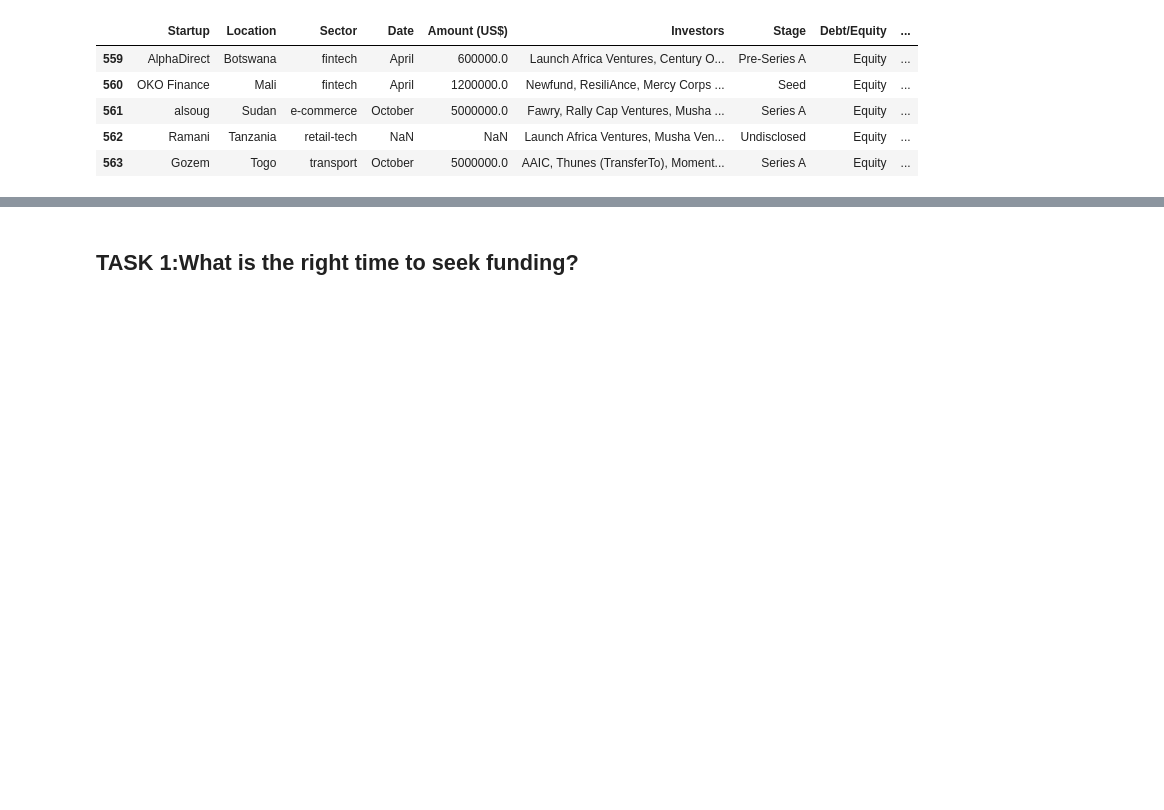
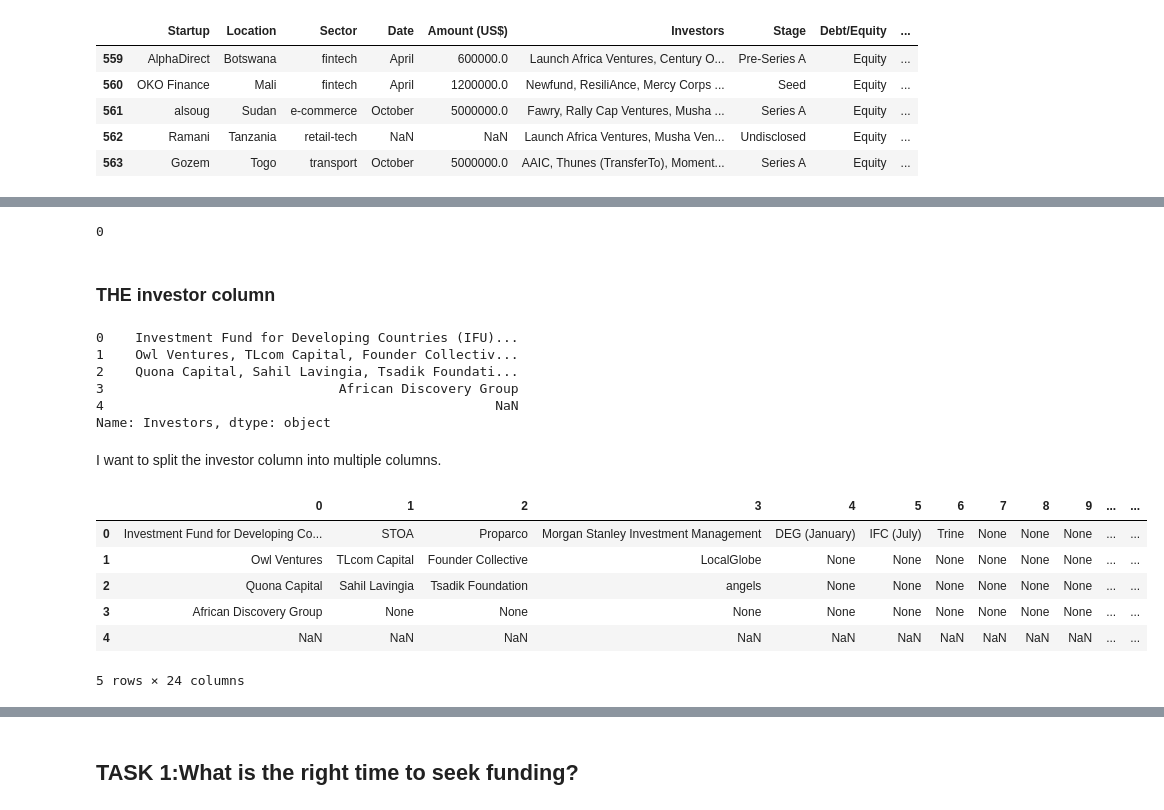
Before and after one commit to Vambane/AfricanStartups_2021, a Jupyter notebook: africanstartups.ipynb, the cells around one changed output, grey strips where cells are left out. Cells and saved outputs as stored; diff of their text form; code cells hidden in the pictures; blank space fills up the shorter version.

```diff
--- a/africanstartups.ipynb
+++ b/africanstartups.ipynb
@@ -103,0 +176,2 @@ subset_df.tail()
+# %%
+subset_df['Amount (US$)'].fillna(0, inplace=True) #replacing the NaN with Zeros, had to use the INPLACE = TRUE didnt work without it
@@ -103,0 +192,30 @@ subset_df.tail()
+# %%
+#investigate NaN values in the column
+subset_df['Amount (US$)'].isnull().sum() # we have removed all nulls
+# %% [output]
+0
+# %% [markdown]
+### THE investor column
+# %%
+subset_df['Investors'].head()
+# %% [output]
+0    Investment Fund for Developing Countries (IFU)...
+1    Owl Ventures, TLcom Capital, Founder Collectiv...
+2    Quona Capital, Sahil Lavingia, Tsadik Foundati...
+3                              African Discovery Group
+4                                                  NaN
+Name: Investors, dtype: object
+# %% [markdown]
+I want to split the investor column into multiple columns.
+# %%
+investor_df = subset_df['Investors'].str.split(',', expand=True)
+# %%
+investor_df.head()
+# %% [output]
+|  | 0 | 1 | 2 | 3 | 4 | 5 | 6 | 7 | 8 | 9 | ... | ... |
+| 0 | Investment Fund for Developing Co... | STOA | Proparco | Morgan Stanley Investment Management | DEG (January) | IFC (July) | Trine | None | None | None | ... | ... |
+| 1 | Owl Ventures | TLcom Capital | Founder Collective | LocalGlobe | None | None | None | None | None | None | ... | ... |
+| 2 | Quona Capital | Sahil Lavingia | Tsadik Foundation | angels | None | None | None | None | None | None | ... | ... |
+| 3 | African Discovery Group | None | None | None | None | None | None | None | None | None | ... | ... |
+| 4 | NaN | NaN | NaN | NaN | NaN | NaN | NaN | NaN | NaN | NaN | ... | ... |
+5 rows × 24 columns
```
Also changed, not shown: parts of 19 cells of this notebook.
